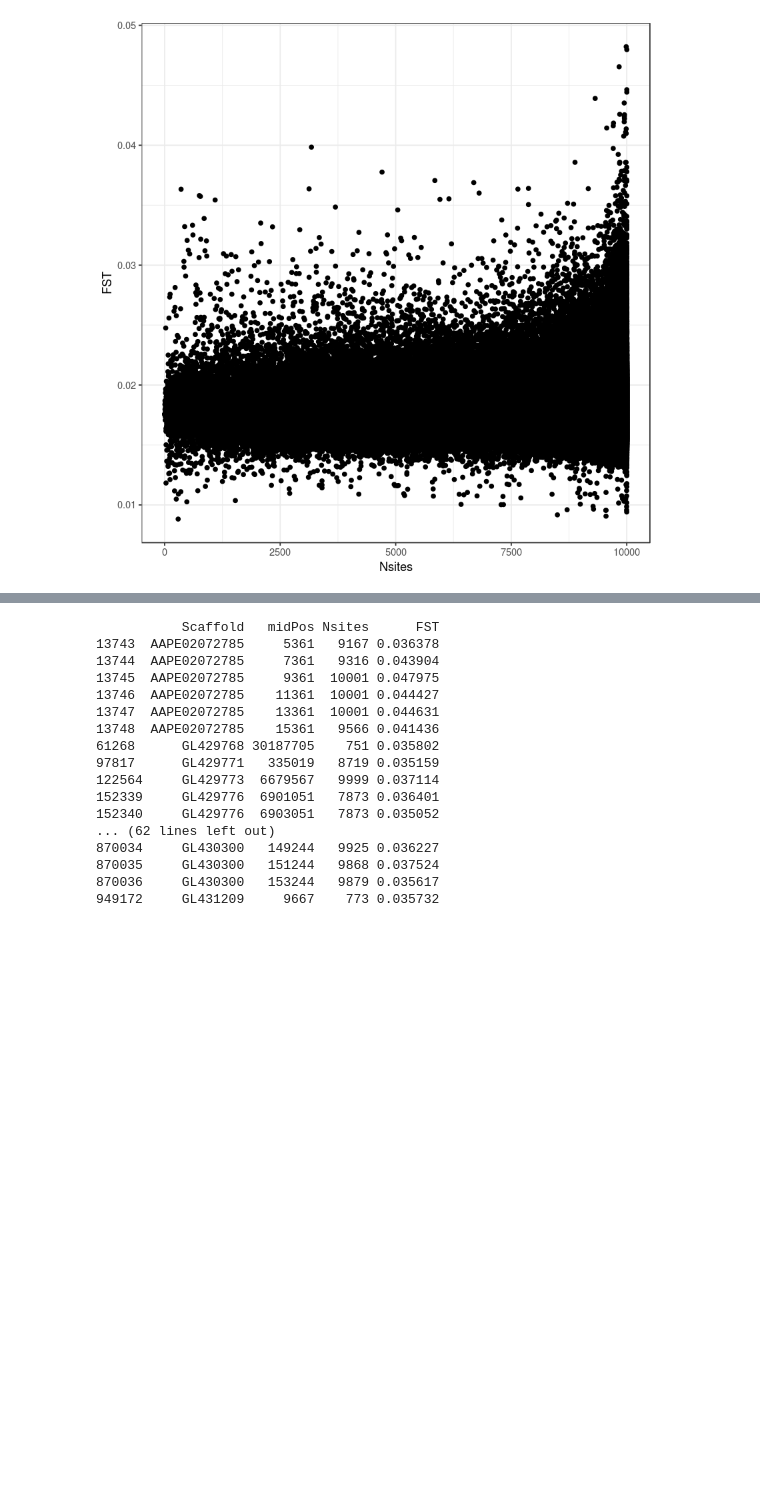
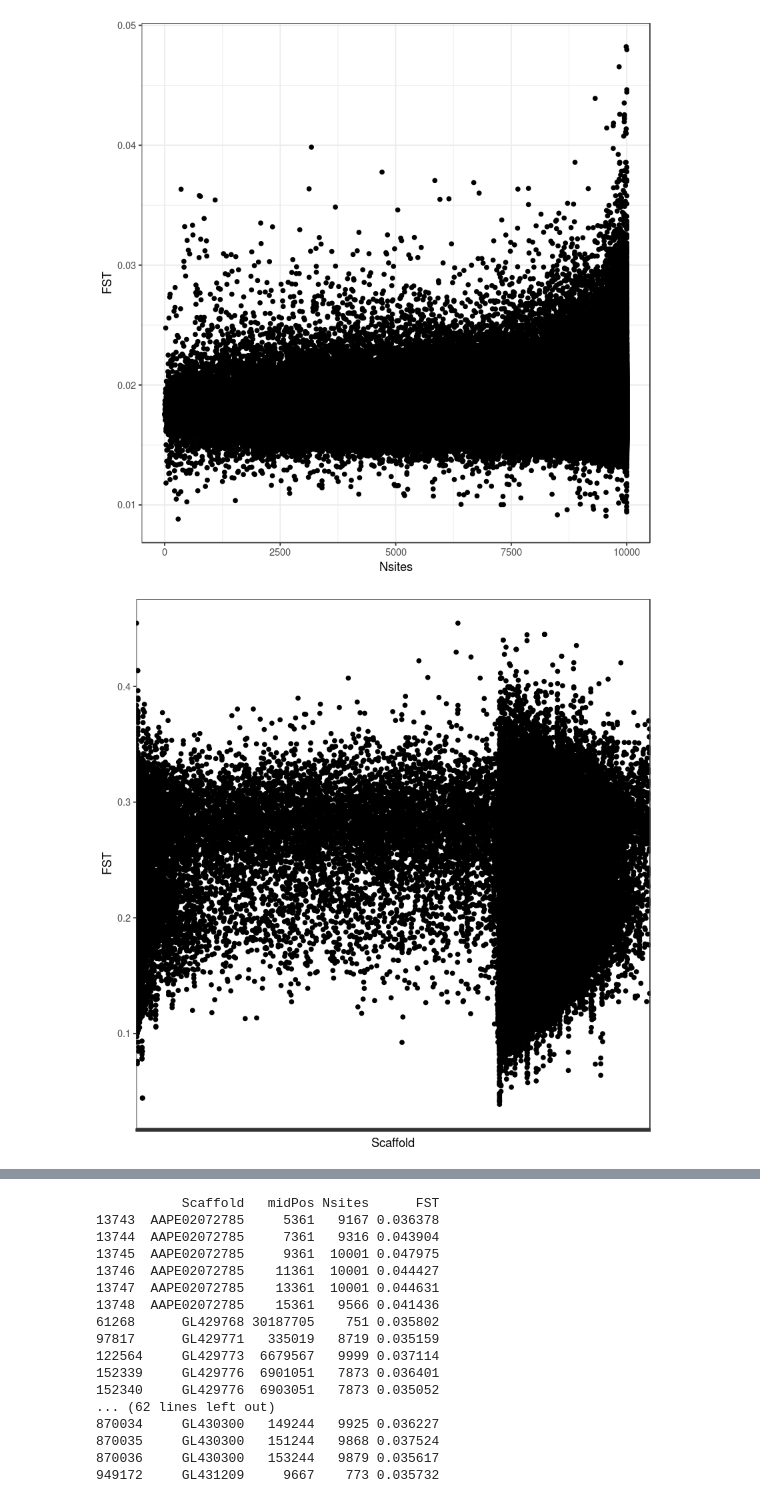
Before and after one commit to sagw/WNS_WGS, a Jupyter notebook: All_FST_plots.ipynb, the cells around one changed output, grey strips where cells are left out. Drawn from its saved outputs; the diff is of its cells as text; code cells hidden in the pictures; blank space fills up the shorter version.

Commit message:
FST plots and vcf

```diff
--- a/All_FST_plots.ipynb
+++ b/All_FST_plots.ipynb
@@ -44,3 +49,10 @@ plot1a=ggplot(data=NJ, aes(x=Nsites, y=FST))+
 plot1a
 # %% [output]
 [figure]
+# %%
+plotd=ggplot(data=NJD, aes(x=Scaffold, y=FST))+
+  geom_point(data=NJD)+ theme_bw()+theme(axis.text.x=element_blank(), panel.grid.minor = element_blank(), panel.grid.major = element_blank())
+# %%
+plotd
+# %% [output]
+[figure, added]
```
Also changed, not shown: parts of 12 cells of this notebook, 2 other files.
